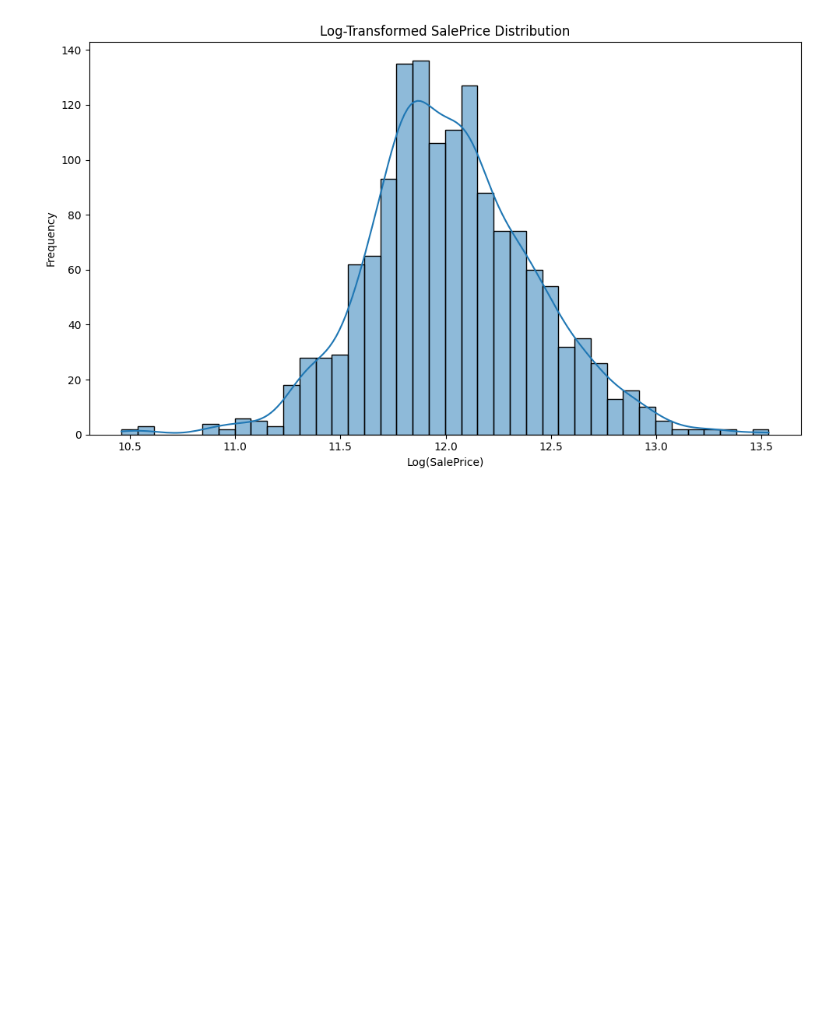
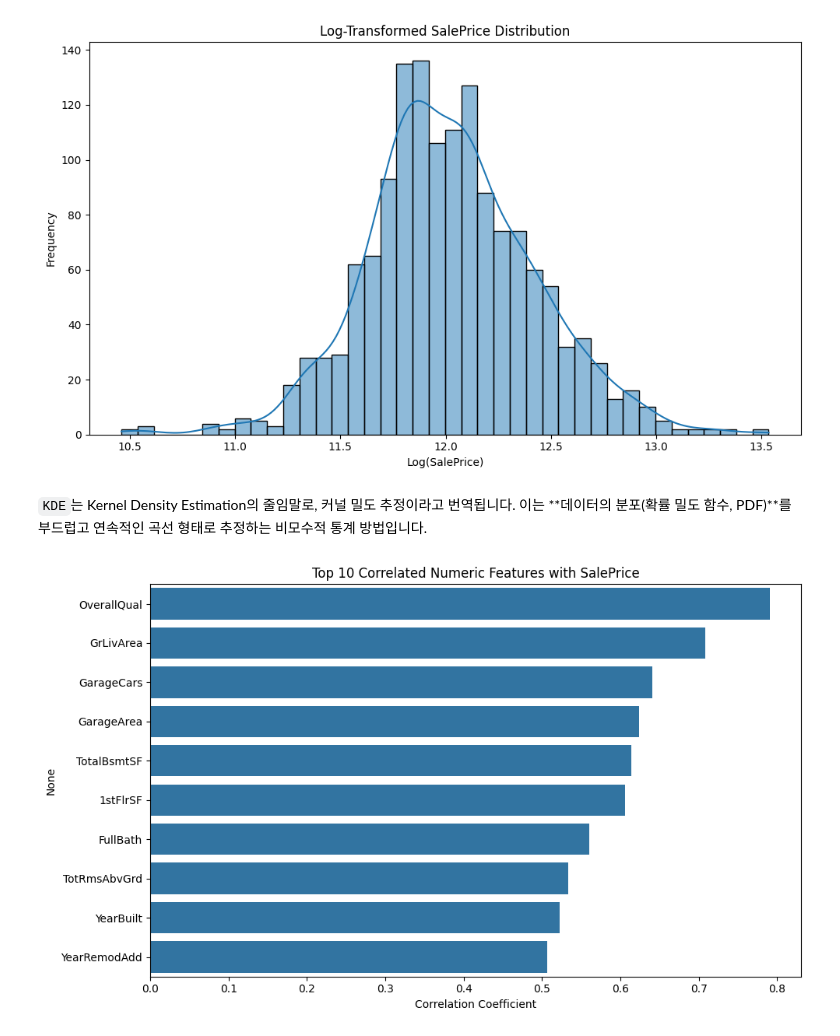
Before and after one commit to uowol/Kaggle-Data-Analysis, a Jupyter notebook: kaggle_projects/houseprice/notebooks/chat.ipynb, the cells around one changed output. Saved outputs shown, nothing was run; the diff lists cells and outputs as text; code cells hidden in the pictures; blank space fills up the shorter version.

```diff
--- a/kaggle_projects/houseprice/notebooks/chat.ipynb
+++ b/kaggle_projects/houseprice/notebooks/chat.ipynb
@@ -161,3 +169,47 @@ with open("reports/eda_summary.md", "a", encoding="utf-8") as f:
 # %% [output]
 [figure]
 [figure]
+# %% [markdown]
+`KDE`는 Kernel Density Estimation의 줄임말로, 커널 밀도 추정이라고 번역됩니다.
+이는 **데이터의 분포(확률 밀도 함수, PDF)**를 부드럽고 연속적인 곡선 형태로 추정하는 비모수적 통계 방법입니다.
+# %%
+# SalePrice와 수치형 변수 간의 상관관계 분석
+numeric_df = df.select_dtypes(include=['int64', 'float64'])
+correlations = numeric_df.corr()['SalePrice'].sort_values(ascending=False)
+
+# SalePrice와 상관계수가 높은 상위 변수 추출 (자기 자신 제외)
+top_corr = correlations.drop('SalePrice').head(10)
+
+# 시각화: 상위 10개 수치형 변수와 SalePrice의 상관관계
+plt.figure(figsize=(10, 6))
+sns.barplot(x=top_corr.values, y=top_corr.index)
+plt.title('Top 10 Correlated Numeric Features with SalePrice')
+plt.xlabel('Correlation Coefficient')
+plt.tight_layout()
+plt.savefig("figures/top_corr_saleprice.png")
+
+# 마크다운 문서화
+correlation_md = f"""
+## 🔗 SalePrice와 수치형 변수의 상관관계
+
+`SalePrice`와 상관관계가 높은 상위 10개 수치형 변수는 다음과 같습니다:
+
+| 변수명 | 상관계수 |
+|--------|-----------|
+""" + "\n".join([f"| {idx} | {val:.3f} |" for idx, val in top_corr.items()]) + """
+
+- `OverallQual` (전반적 품질): 가장 높은 상관계수 (**0.79**)
+- `GrLivArea` (지상 거주 면적): 0.71
+- `GarageCars`, `GarageArea`: 0.64, 0.62
+- `TotalBsmtSF`, `1stFlrSF`: 지하+1층 면적 관련 변수도 상위권
+
+![상위 상관 변수 바플롯](../figures/top_corr_saleprice.png)
+
+→ 이 변수들은 회귀 모델에서 중요한 특징(feature)이 될 가능성이 높음.
+"""
+
+# 결과 파일에 추가
+with open("reports/eda_summary.md", "a", encoding="utf-8") as f:
+    f.write(correlation_md)
+# %% [output]
+[figure, added]
```
Also changed, not shown: parts of 9 cells of this notebook, 7 other files.
